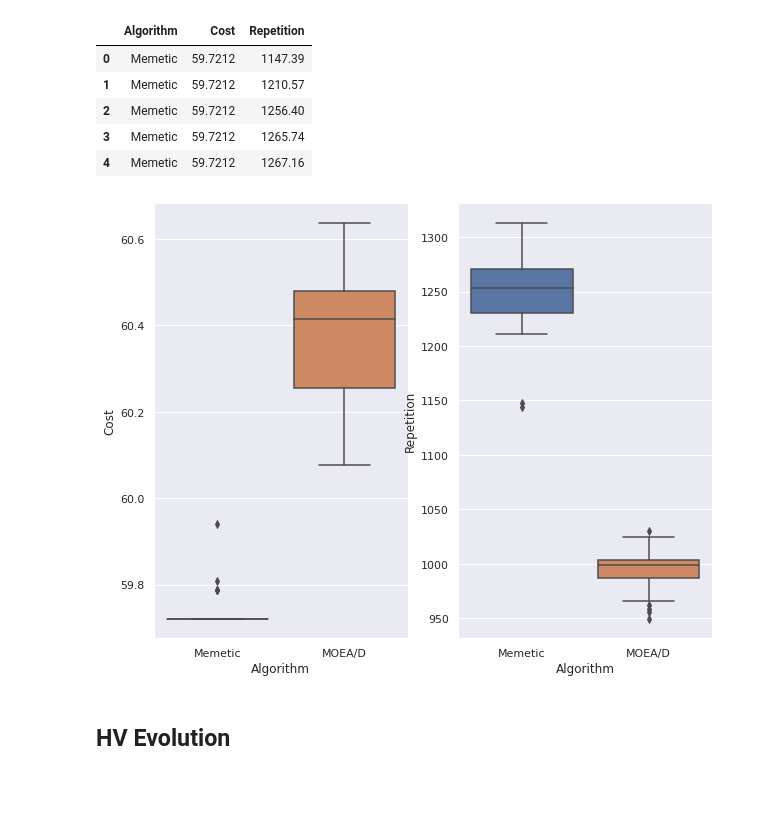
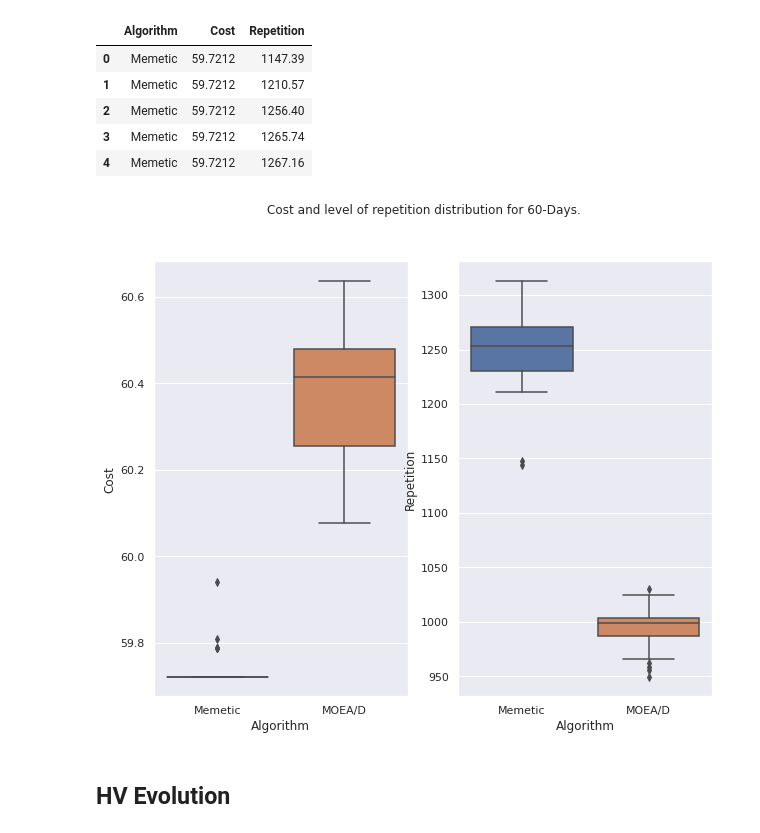
Before and after one commit to Tomas-Morph/MenuPlanning_MOEAD_Mathematics, a Jupyter notebook: notebooks/analyze_experiments_and_plots_insurgente.ipynb, the cells around one changed output. Cells and saved outputs as stored; diff of their text form; code cells hidden in the pictures; blank space fills up the shorter version.

```diff
--- a/notebooks/analyze_experiments_and_plots_insurgente.ipynb
+++ b/notebooks/analyze_experiments_and_plots_insurgente.ipynb
@@ -106,9 +106,9 @@ mpp_60_complete.head()
 | 3 | Memetic | 59.7212 | 1265.74 |
 | 4 | Memetic | 59.7212 | 1267.16 |
 # %%
-compare_boxplots(mpp_60_complete, '', 'box_plots_60_days.png')
+compare_boxplots(mpp_60_complete, 'Cost and level of repetition distribution for 60-Days.', 'box_plots_60_days.png')
 # %% [output]
-[figure, old version]
+[figure, new version]
 # %% [markdown]
 ## HV Evolution
 # %%
```
Also changed, not shown: parts of 6 cells of this notebook, 6 other files.
